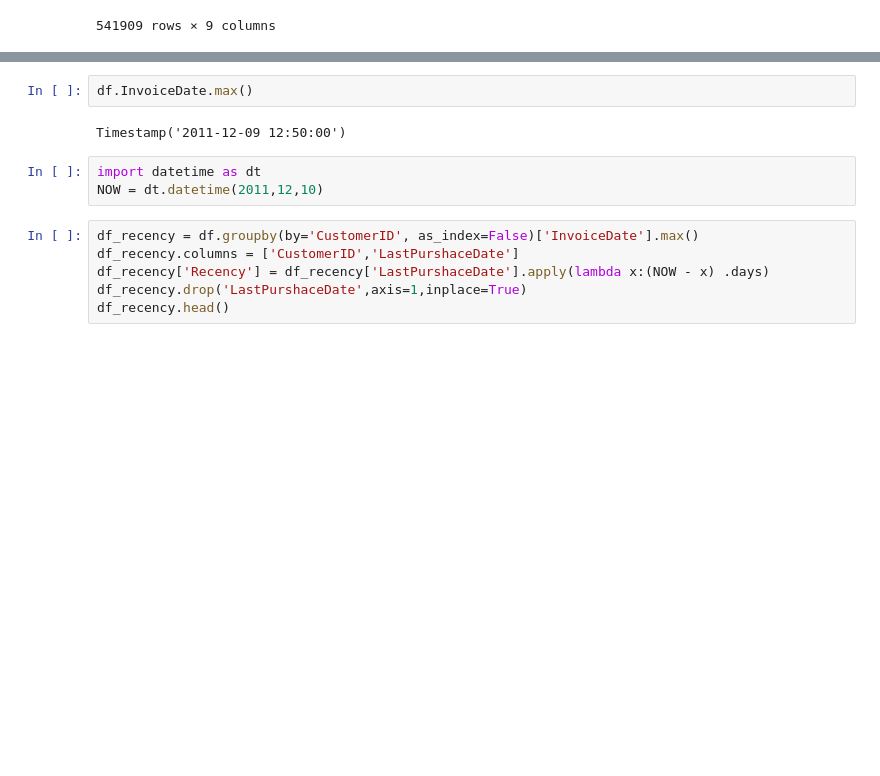
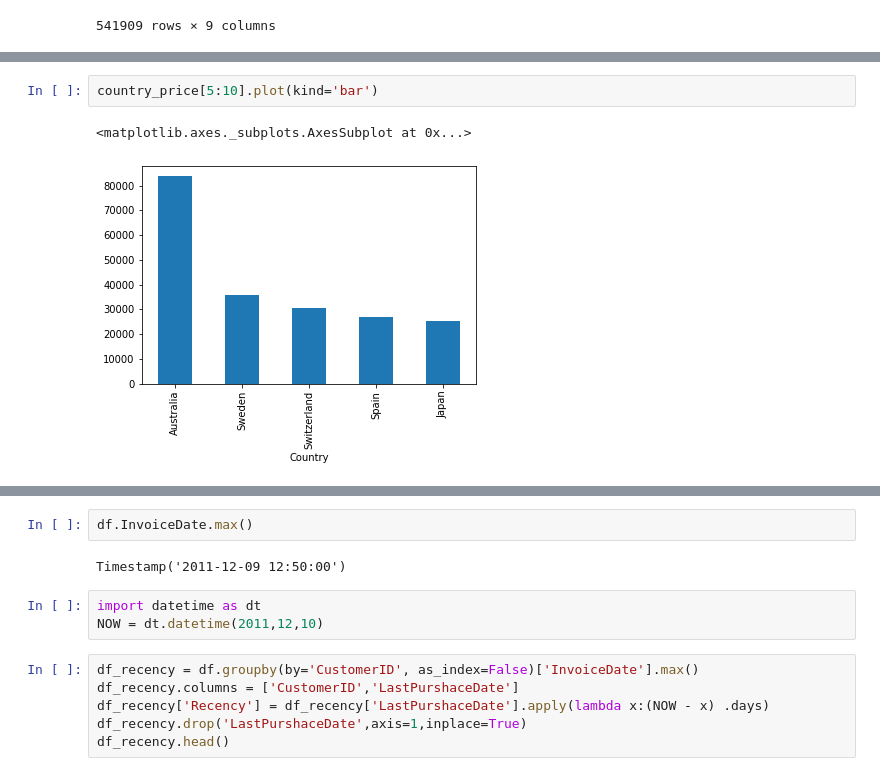
Before and after one commit to sambhajizambre/Project, a Jupyter notebook: Capstone Project 1-propensity model.ipynb, the cells around one changed output, grey strips where cells are left out. Saved outputs shown, nothing was run; the diff lists cells and outputs as text; blank space fills up the shorter version.

```diff
--- a/Capstone Project 1-propensity model.ipynb
+++ b/Capstone Project 1-propensity model.ipynb
@@ -156,0 +244,5 @@ df
+# %%
+country_price[5:10].plot(kind='bar')
+# %% [output]
+<matplotlib.axes._subplots.AxesSubplot at 0x...>
+[figure, added]
```
Also changed, not shown: parts of 27 cells of this notebook.
